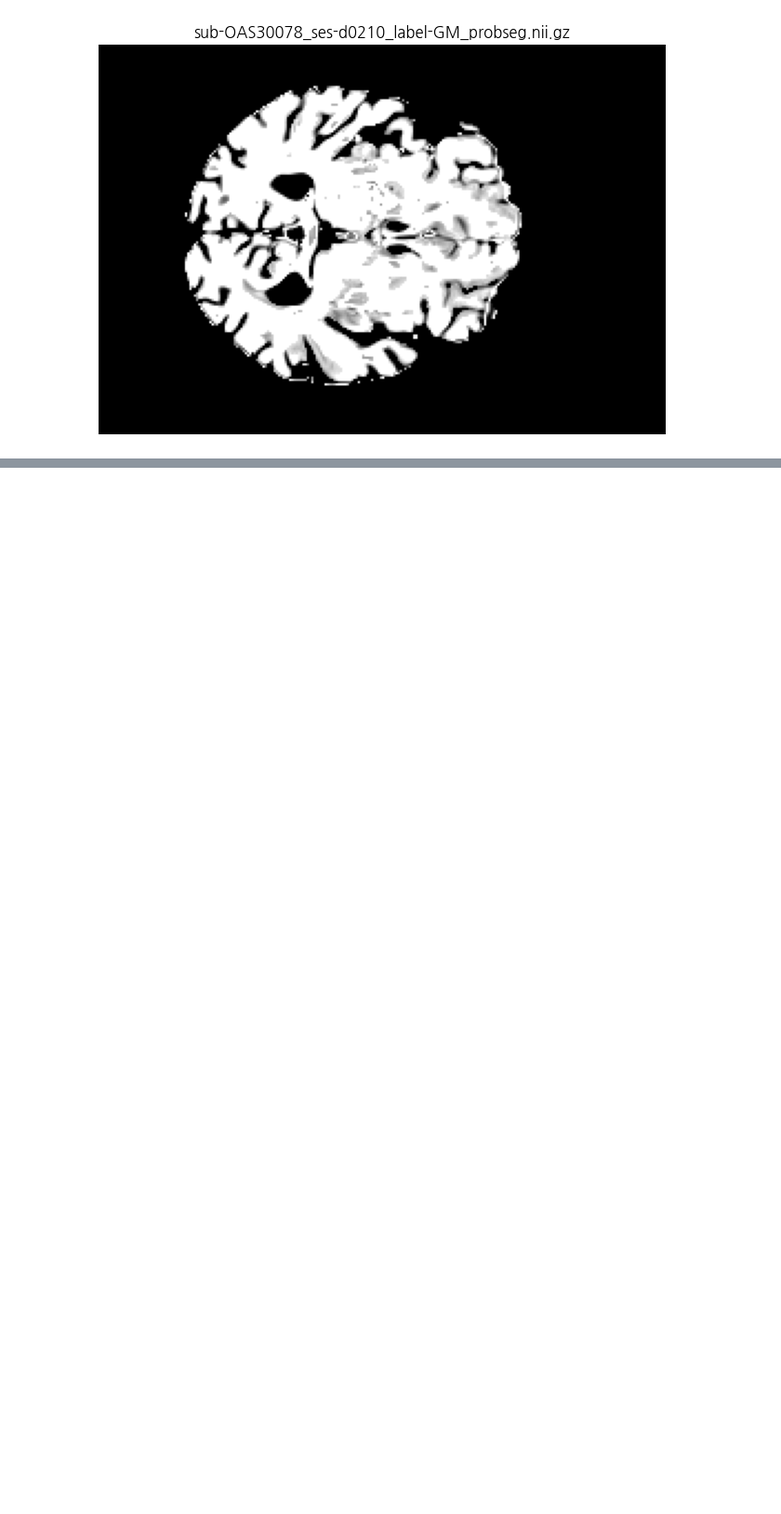
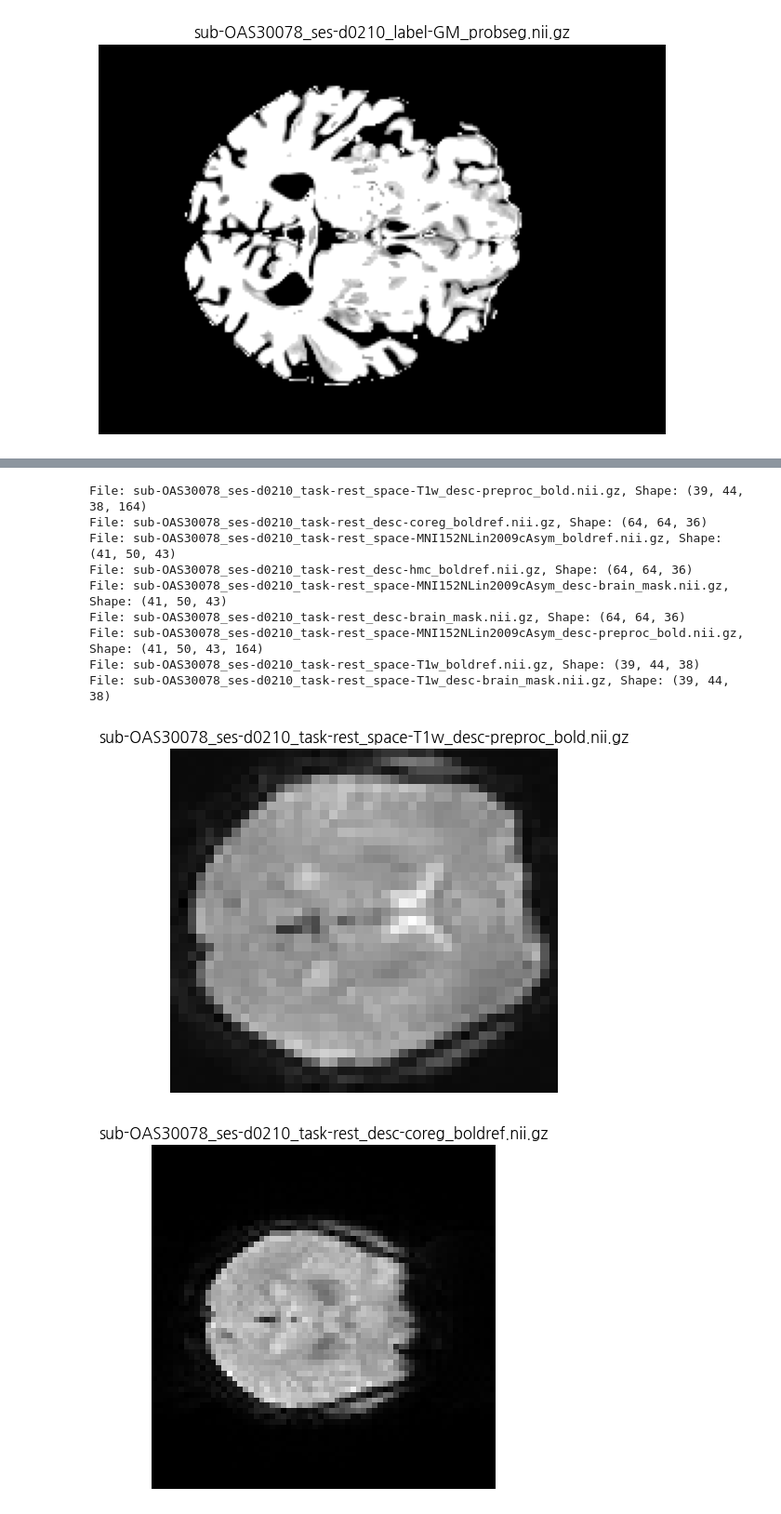
Before and after one commit to minyoungci/fMRI-, a Jupyter notebook: OASIS_preprocessing/Preprocessing1.ipynb, the cells around one changed output, grey strips where cells are left out. Shown at 93% size. Drawn from its saved outputs; the diff is of its cells as text; code cells hidden in the pictures; blank space fills up the shorter version.

Commit message:
Clinical_data + fmriprep

```diff
--- a/OASIS_preprocessing/Preprocessing1.ipynb
+++ b/OASIS_preprocessing/Preprocessing1.ipynb
@@ -42,0 +76,51 @@ visualize_nifti_files(directory)
+# %%
+import os
+import nibabel as nib
+import matplotlib.pyplot as plt
+
+def visualize_nifti_files(directory):
+    # 디렉토리 내의 모든 .nii.gz 파일 찾기
+    nifti_files = [file for file in os.listdir(directory) if file.endswith('.nii.gz')]
+
+    # 각 파일 시각화
+    for file in nifti_files:
+        # NIfTI 파일 로드
+        img = nib.load(os.path.join(directory, file))
+        data = img.get_fdata()
+
+        print(f"File: {file}, Shape: {data.shape}")
+
+        # 데이터 형상에 따라 중간 슬라이스 선택
+        if len(data.shape) == 4:
+            mid_slice = data.shape[2] // 2
+            data_slice = data[:, :, mid_slice, 0]
+        elif len(data.shape) == 3:
+            mid_slice = data.shape[2] // 2
+            data_slice = data[:, :, mid_slice]
+        else:
+            print(f"Unexpected data shape for file: {file}")
+            continue
+
+        # 선택한 슬라이스 시각화
+        plt.figure()
+        plt.imshow(data_slice, cmap='gray')
+        plt.title(file)
+        plt.axis('off')
+
+    plt.tight_layout()
+    plt.show()
+
+directory='/home/minyoungxi/MINYOUNGXI/XFL/OASIS_615_fmriprep_output/sub-OAS30078/ses-d0210/func' # 이 부분에 실제 디렉토리 경로를 입력하세요.
+visualize_nifti_files(directory)
+# %% [output]
+File: sub-OAS30078_ses-d0210_task-rest_space-T1w_desc-preproc_bold.nii.gz, Shape: (39, 44, 38, 164)
+File: sub-OAS30078_ses-d0210_task-rest_desc-coreg_boldref.nii.gz, Shape: (64, 64, 36)
+File: sub-OAS30078_ses-d0210_task-rest_space-MNI152NLin2009cAsym_boldref.nii.gz, Shape: (41, 50, 43)
+File: sub-OAS30078_ses-d0210_task-rest_desc-hmc_boldref.nii.gz, Shape: (64, 64, 36)
+File: sub-OAS30078_ses-d0210_task-rest_space-MNI152NLin2009cAsym_desc-brain_mask.nii.gz, Shape: (41, 50, 43)
+File: sub-OAS30078_ses-d0210_task-rest_desc-brain_mask.nii.gz, Shape: (64, 64, 36)
+File: sub-OAS30078_ses-d0210_task-rest_space-MNI152NLin2009cAsym_desc-preproc_bold.nii.gz, Shape: (41, 50, 43, 164)
+File: sub-OAS30078_ses-d0210_task-rest_space-T1w_boldref.nii.gz, Shape: (39, 44, 38)
+File: sub-OAS30078_ses-d0210_task-rest_space-T1w_desc-brain_mask.nii.gz, Shape: (39, 44, 38)
+[figure, added]
+[figure, added]
```
Also changed, not shown: parts of 7 cells of this notebook, 1 other file.
